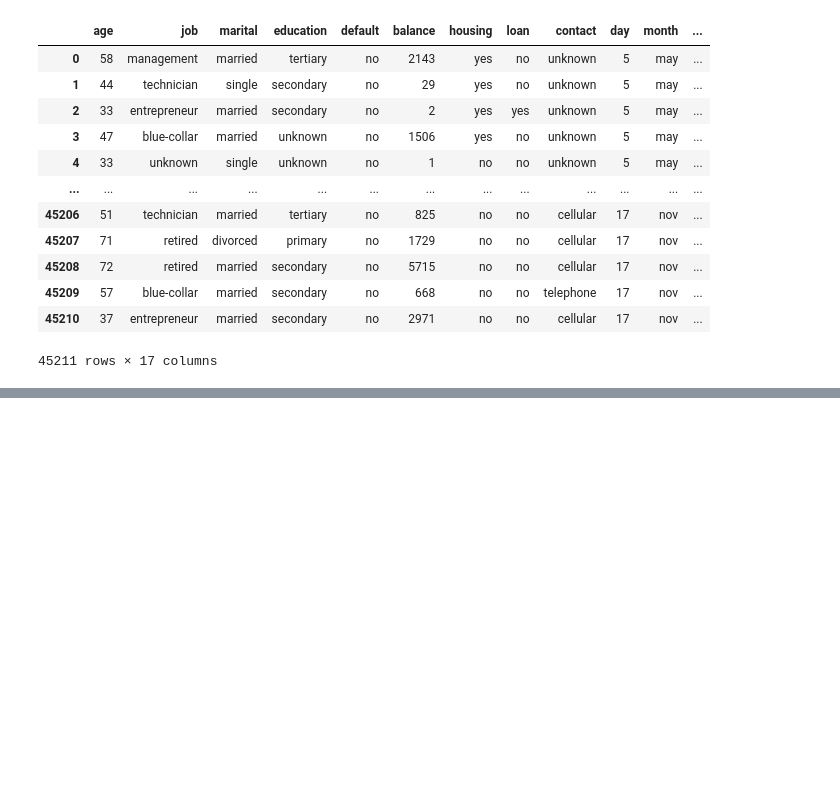
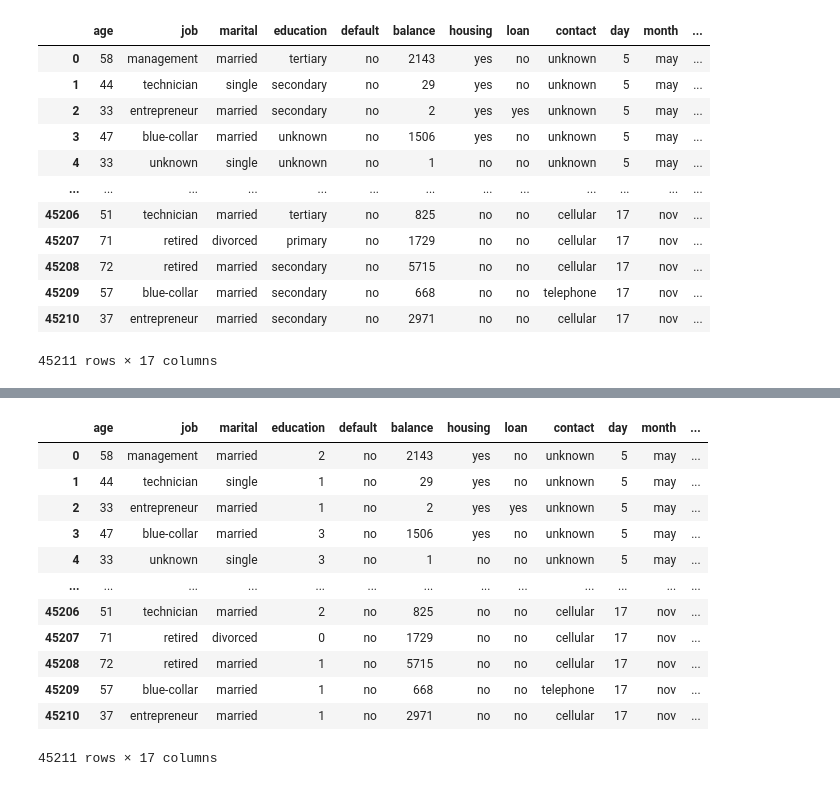
Before and after one commit to Dulina77/bank-marketing-prediction, a Jupyter notebook: Notebooks/cw1.ipynb, the cells around one changed output, grey strips where cells are left out. Saved outputs shown, nothing was run; the diff lists cells and outputs as text; code cells hidden in the pictures; blank space fills up the shorter version.

Commit message:
Handled 'unknown' values in the dataset. Applies label encoding and one hot encoding to categorical variables. Changed the target variables into Boolean.

```diff
--- a/Notebooks/cw1.ipynb
+++ b/Notebooks/cw1.ipynb
@@ -1,5 +1,8 @@
 # %%
 import pandas as pd
+from sklearn import preprocessing
+
+pd.set_option('display.max_columns',None)
 # %%
 data = pd.read_csv("bank-full.csv", delimiter=";")
 data.head()
@@ -48,0 +68,19 @@ data
+# %%
+label_encoder = preprocessing.LabelEncoder()
+
+data['education'] = label_encoder.fit_transform(data['education'])
+data
+# %% [output]
+|  | age | job | marital | education | default | balance | housing | loan | contact | day | month | ... |
+| 0 | 58 | management | married | 2 | no | 2143 | yes | no | unknown | 5 | may | ... |
+| 1 | 44 | technician | single | 1 | no | 29 | yes | no | unknown | 5 | may | ... |
+| 2 | 33 | entrepreneur | married | 1 | no | 2 | yes | yes | unknown | 5 | may | ... |
+| 3 | 47 | blue-collar | married | 3 | no | 1506 | yes | no | unknown | 5 | may | ... |
+| 4 | 33 | unknown | single | 3 | no | 1 | no | no | unknown | 5 | may | ... |
+| ... | ... | ... | ... | ... | ... | ... | ... | ... | ... | ... | ... | ... |
+| 45206 | 51 | technician | married | 2 | no | 825 | no | no | cellular | 17 | nov | ... |
+| 45207 | 71 | retired | divorced | 0 | no | 1729 | no | no | cellular | 17 | nov | ... |
+| 45208 | 72 | retired | married | 1 | no | 5715 | no | no | cellular | 17 | nov | ... |
+| 45209 | 57 | blue-collar | married | 1 | no | 668 | no | no | telephone | 17 | nov | ... |
+| 45210 | 37 | entrepreneur | married | 1 | no | 2971 | no | no | cellular | 17 | nov | ... |
+45211 rows × 17 columns
```
Also changed, not shown: parts of 4 cells of this notebook.
